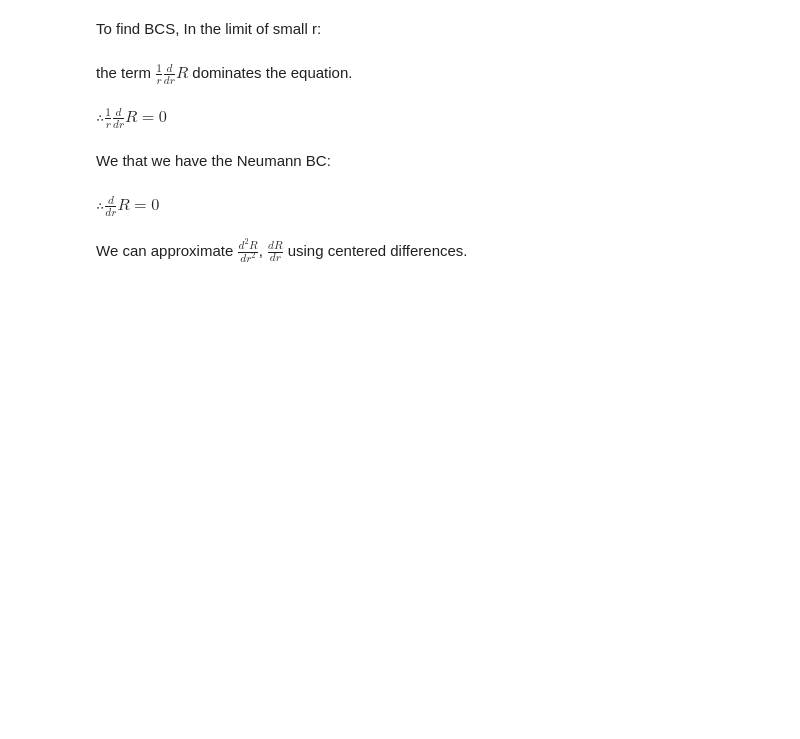
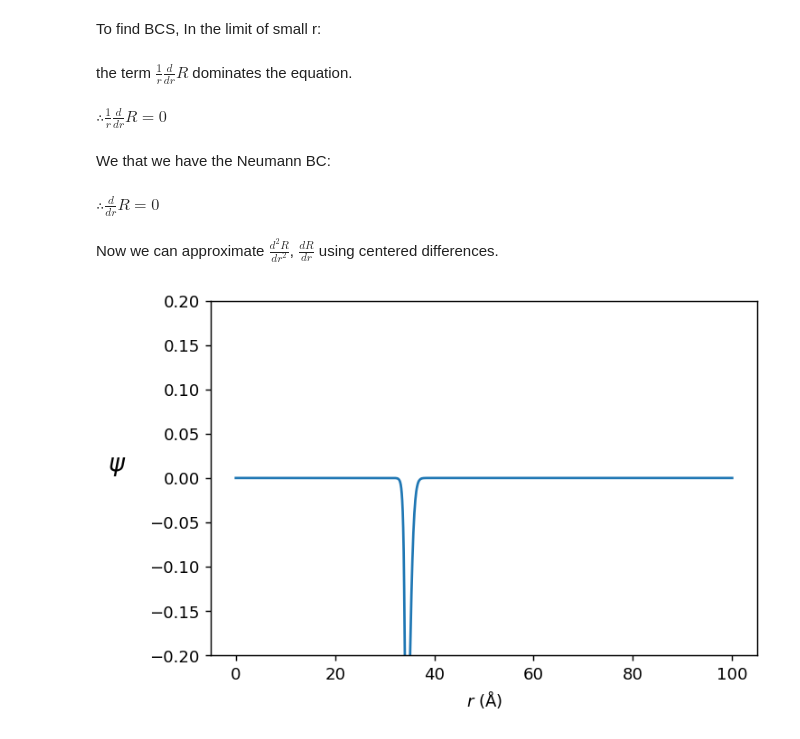
Before and after one commit to anabanami/scatterbrain, a Jupyter notebook: scatterbrain.ipynb, the cells around one changed output. Drawn from its saved outputs; the diff is of its cells as text; code cells hidden in the pictures; blank space fills up the shorter version.

Commit message:
Bound states of Schmidt potential, must fix scaling of potential in A matrix

```diff
--- a/scatterbrain.ipynb
+++ b/scatterbrain.ipynb
@@ -119,11 +121,11 @@ We that we have the Neumann BC:
 # %% [markdown]
 $ \therefore \frac{d}{dr}R = 0$
 # %% [markdown]
-We can approximate $\frac{d^2R}{dr^2}$, $\frac{dR}{dr}$ using centered differences.
+Now we can approximate $\frac{d^2R}{dr^2}$, $\frac{dR}{dr}$ using centered differences.
 # %%
 # setting up our matrices:
 A = np.zeros((N,N)) # main matrix
-dr = r_0 / 1000 # step size
+dr = r[1] - r[0] # step size
 
 one_onR = np.zeros_like(A) # r is array, size: (1,1024)
 for j in range(N):
@@ -154,7 +156,25 @@ for j in range(N):
 # print('this is second_dR:')
 # print(second_dR)
 
-A = (1/dr**2) * second_dR + (1/ (2 * dr)) * one_onR @ first_dR
+Schmidt_matrix = np.zeros_like(A)
+for j in range(N):
+    Schmidt_matrix[j, j] = (2 / hbar**2) * M_red * V_Xe(r[j])
+# print('this is Schmidt_matrix')
+# print(Schmidt_matrix)
+
+
+A = (1/dr**2) * second_dR + (1/ (2 * dr)) * one_onR @ first_dR - 10000*Schmidt_matrix #WHYYYYYY
 # print(A)
 #  we want to Diagonalise A
-[eigenvalues, unitary] = np.linalg.eigh(A) # unitary's columns are eigenvectors of A
+eigenvalues, unitary = np.linalg.eigh(A) # unitary's columns are eigenvectors of A
+# %%
+# plt.plot(r / angstrom, V_Xe(r))
+plt.plot(r / angstrom, unitary[:, 1023])
+plt.axis(ymin = -.2, ymax = .2)
+ylabel = plt.ylabel(r'$\psi$', fontsize=15, labelpad=20)
+ylabel.set_rotation(0)
+plt.xlabel(r'$r$ (Å)')
+plt.savefig('Schmidt_boundstates.png')
+plt.show()
+# %% [output]
+[figure, added]
```
Also changed, not shown: parts of 7 cells of this notebook, 5 other files.
